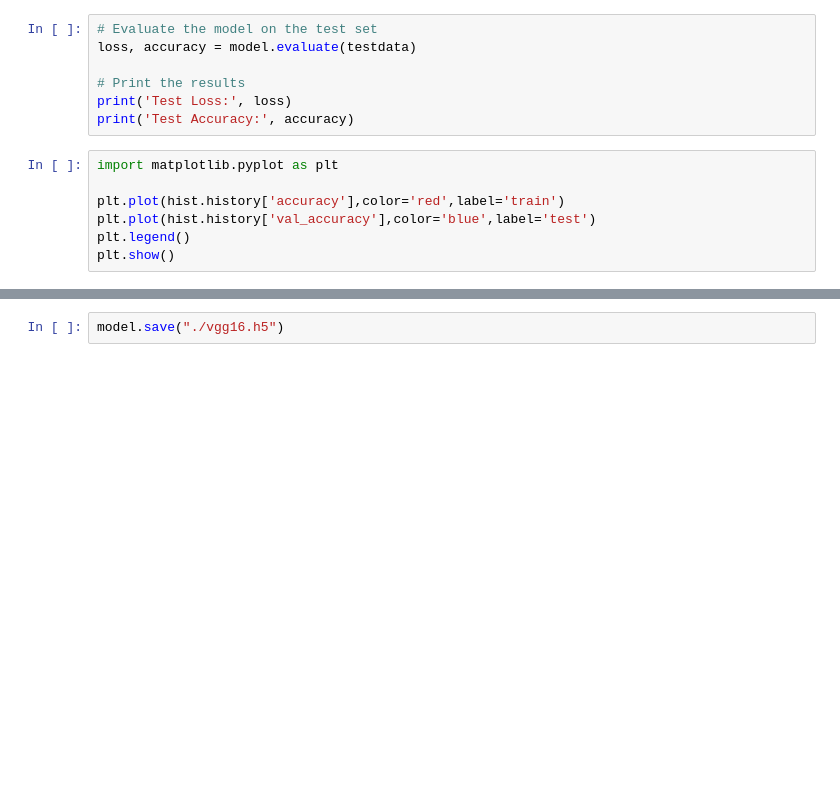
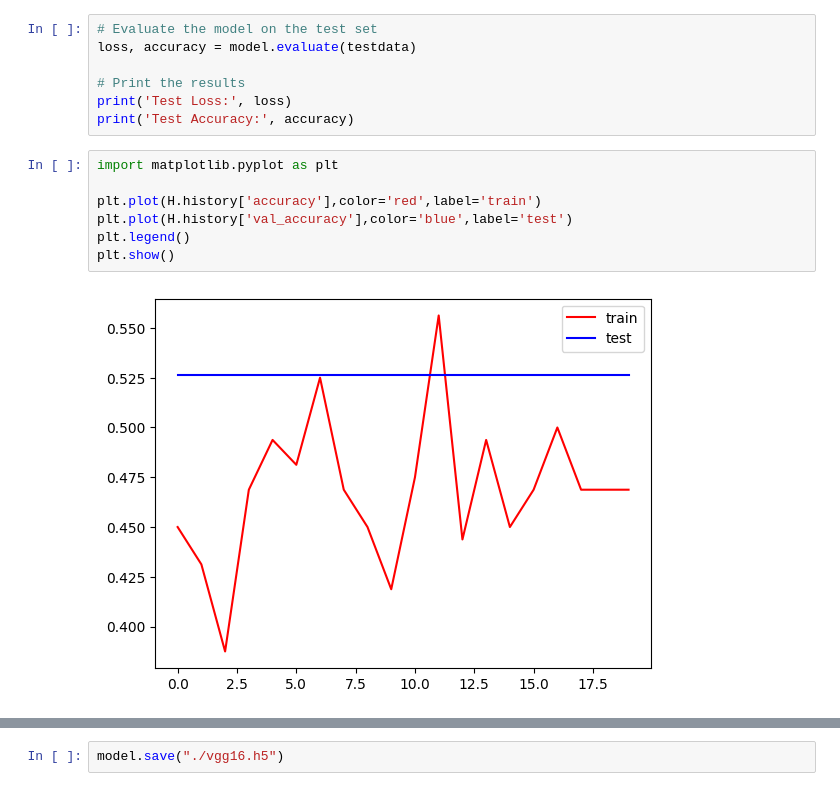
Before and after one commit to drishti-s1/Brain-Tumor-Detection-VGG16-Model, a Jupyter notebook: Brain_tumorDetection_using_VGG16.ipynb, the cells around one changed output, grey strips where cells are left out. Drawn from its saved outputs; the diff is of its cells as text; blank space fills up the shorter version.

```diff
--- a/Brain_tumorDetection_using_VGG16.ipynb
+++ b/Brain_tumorDetection_using_VGG16.ipynb
@@ -161,8 +164,10 @@ print('Test Accuracy:', accuracy)
 # %%
 import matplotlib.pyplot as plt
 
-plt.plot(hist.history['accuracy'],color='red',label='train')
-plt.plot(hist.history['val_accuracy'],color='blue',label='test')
+plt.plot(H.history['accuracy'],color='red',label='train')
+plt.plot(H.history['val_accuracy'],color='blue',label='test')
 plt.legend()
 plt.show()
+# %% [output]
+[figure, added]
 # %%
```
Also changed, not shown: parts of 3 cells of this notebook.
